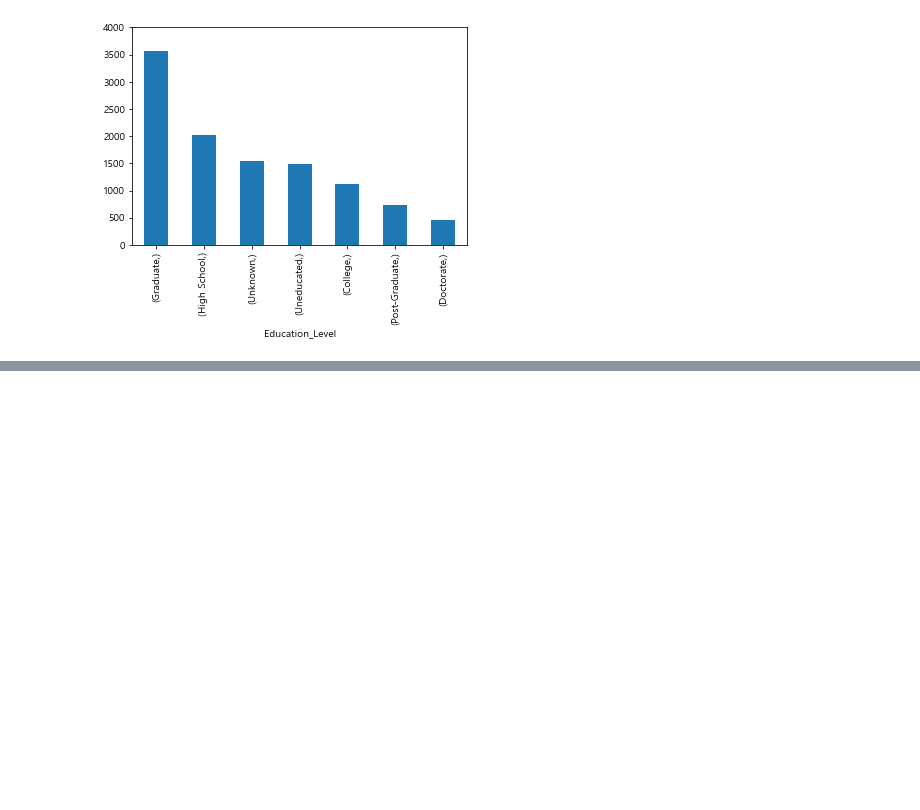
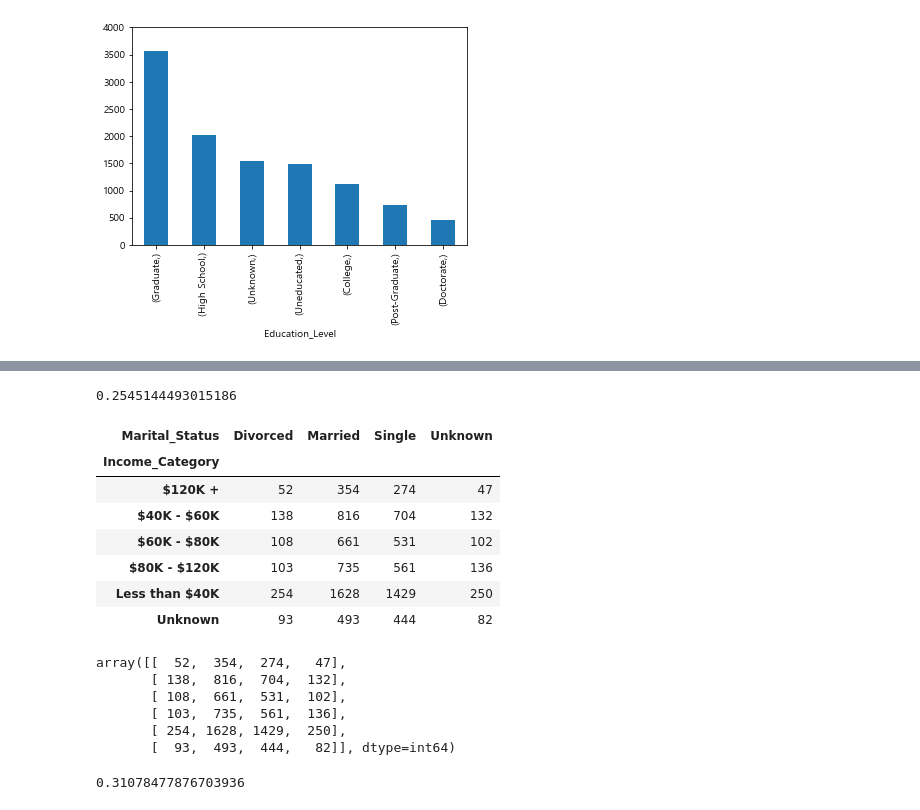
Before and after one commit to Ahn-seongjun/DS_team2, a Jupyter notebook: ASJ/BankChurn.ipynb, the cells around one changed output, grey strips where cells are left out. Saved outputs shown, nothing was run; the diff lists cells and outputs as text; code cells hidden in the pictures; blank space fills up the shorter version.

```diff
--- a/ASJ/BankChurn.ipynb
+++ b/ASJ/BankChurn.ipynb
@@ -454,0 +545,34 @@ plt.show()
+# %%
+statistics, pvalue, dof, expected = chi2_contingency(obs, correction = False)
+
+pvalue # 교육수준과 혼인여부는 연간이 없음
+# %% [output]
+0.2545144493015186
+# %%
+cross_t = pd.crosstab(df['Income_Category'],df['Marital_Status'])
+cross_t
+# %% [output]
+| Marital_Status | Divorced | Married | Single | Unknown |
+| Income_Category |  |  |  |  |
+| $120K + | 52 | 354 | 274 | 47 |
+| $40K - $60K | 138 | 816 | 704 | 132 |
+| $60K - $80K | 108 | 661 | 531 | 102 |
+| $80K - $120K | 103 | 735 | 561 | 136 |
+| Less than $40K | 254 | 1628 | 1429 | 250 |
+| Unknown | 93 | 493 | 444 | 82 |
+# %%
+obs = cross_t.values
+obs
+# %% [output]
+array([[  52,  354,  274,   47],
+       [ 138,  816,  704,  132],
+       [ 108,  661,  531,  102],
+       [ 103,  735,  561,  136],
+       [ 254, 1628, 1429,  250],
+       [  93,  493,  444,   82]], dtype=int64)
+# %%
+statistics, pvalue, dof, expected = chi2_contingency(obs, correction = False)
+
+pvalue # 수입과 혼인여부는 연간이 없음
+# %% [output]
+0.31078477876703936
```
Also changed, not shown: parts of 10 cells of this notebook.
